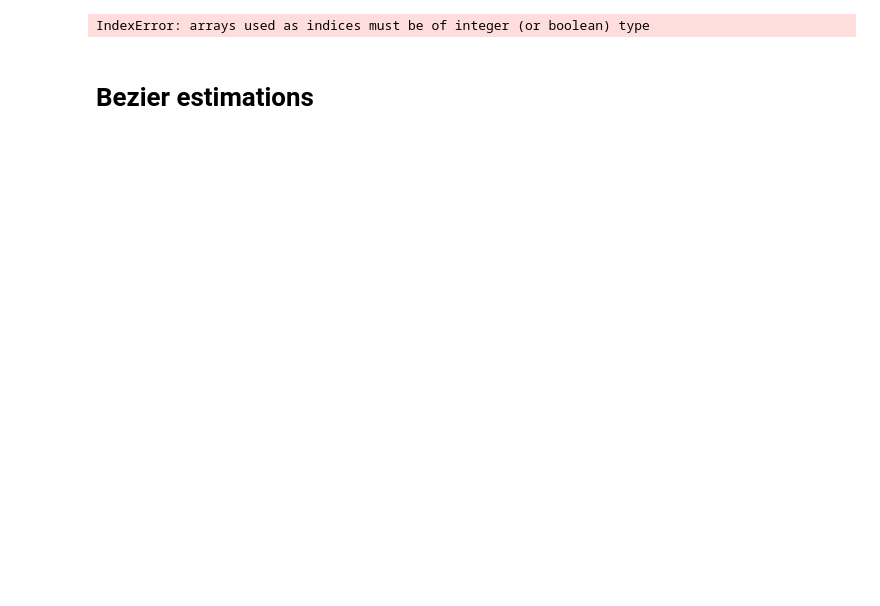
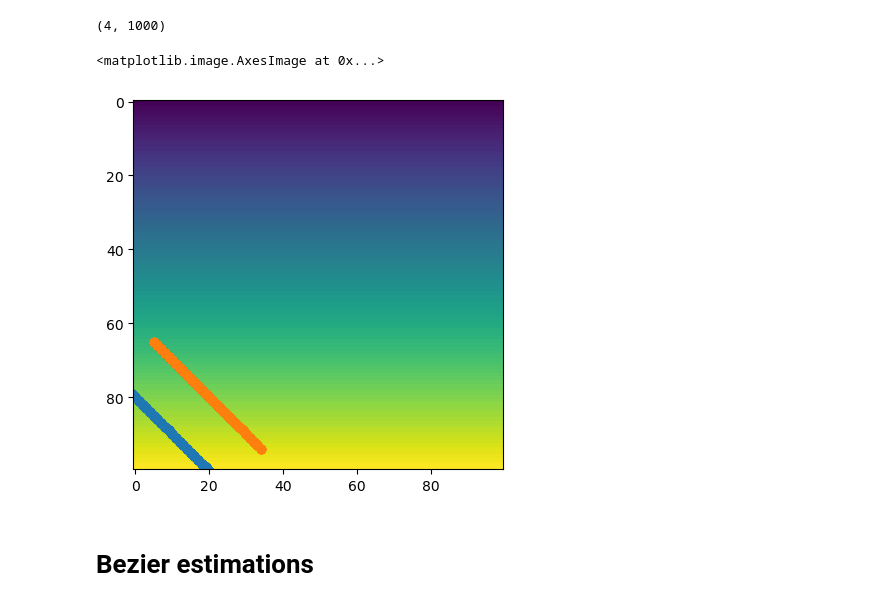
Before and after one commit to apoudel20/python-cbet, a Jupyter notebook: launch_ray.ipynb, the cells around one changed output. Cells and saved outputs as stored; diff of their text form; code cells hidden in the pictures; blank space fills up the shorter version.

```diff
--- a/launch_ray.ipynb
+++ b/launch_ray.ipynb
@@ -51,22 +51,25 @@ plt.plot(beam_profile)
 # %%
 beam_directions = [0, np.pi/4]
 beam_positions = [[0,50]]
 sp =  np.array([np.zeros(1000), np.linspace(-2e-4,2e-4,1000)])
 sp = sp.T
 newsp = sp
 direction = -np.pi/4
 spatial_position = rotate(*newsp.T, direction).T + [-4e-4,4e-4]
 node_positions = space_to_node(*spatial_position.T)
 
 rays = np.vstack((spatial_position.T, beam_profile, np.full(1000,direction)))
 next_step = rays.copy()
-next_step[:1,:] +=
+next_step[0,:] += 1e-4
+next_step[1,:] -= 1e-4
 print(next_step.shape)
 plt.scatter(*node_positions)
 plt.scatter(*space_to_node(*next_step[:2,:]))
 plt.imshow(z)
 # %% [output]
-IndexError: arrays used as indices must be of integer (or boolean) type
+(4, 1000)
+<matplotlib.image.AxesImage at 0x...>
+[figure, added]
 # %% [markdown]
 # Bezier estimations
 # %%
```
Also changed, not shown: parts of 9 cells of this notebook.
